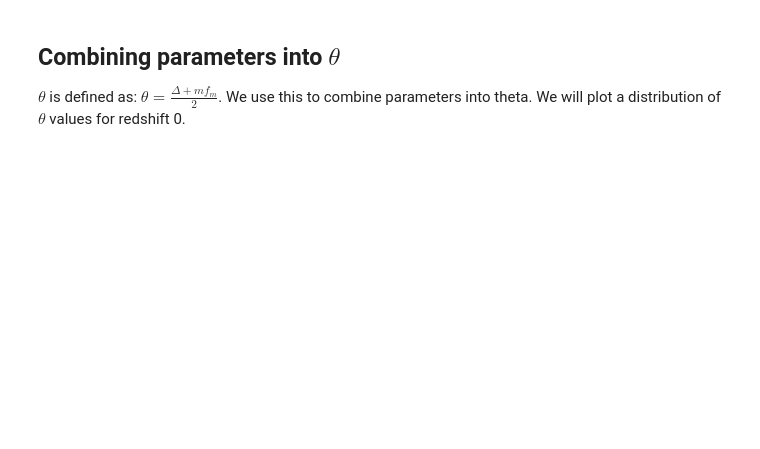
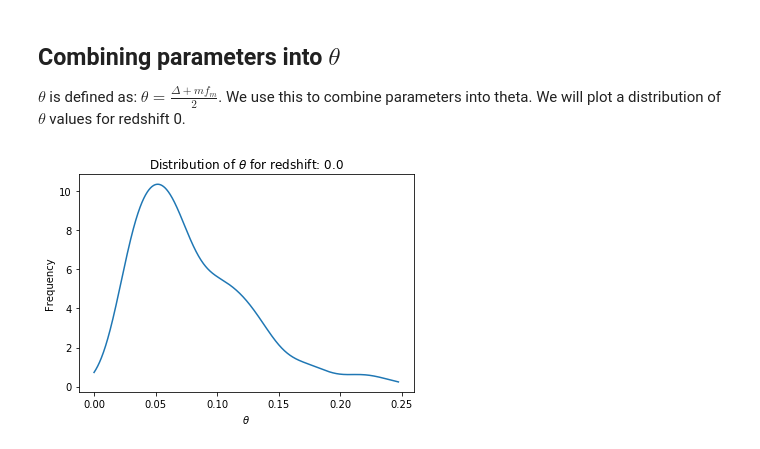
Before and after one commit to SlothInABox/Cluster-Dynamical-States, a Jupyter notebook: Analysis.ipynb, the cells around one changed output. Saved outputs shown, nothing was run; the diff lists cells and outputs as text; code cells hidden in the pictures; blank space fills up the shorter version.

```diff
--- a/Analysis.ipynb
+++ b/Analysis.ipynb
@@ -17,10 +39,17 @@ R200, R500 = read_data('dat/')
 ## Combining parameters into $\theta$
 
 $\theta$ is defined as: $\theta = \frac{\Delta + mf_m}{2}$. We use this to combine parameters into theta. We will plot a distribution of $\theta$ values for redshift 0.
-# %%
-for rshift, params in R200.items():
-        #: ndarrays: Parameters from values.
-        eta, delta, fm = params[:,1], params[:,2], params[:,3]
-        #: ndarrays: Theta values and uncertainties.
-        theta, theta_err = calc_theta(fm, delta)
-        if rshift == 0.0:
+# %%
+# Determine theta values for this redshift.
+theta, theta_err = calc_theta(fm, delta)
+
+# Plot the distribution of theta values using a kernel density distribution.
+fig, ax = plt.subplots()
+kwargs = dict(markersize=0.75)
+plot_distribution(ax, theta, kwargs)
+ax.set(title='Distribution of $\\theta$ for redshift: 0.0',
+       xlabel='$\\theta$',
+       ylabel='Frequency')
+fig.savefig('plots/{}.png'.format('theta_distribution'))
+# %% [output]
+[figure, added]
```
Also changed, not shown: parts of 8 cells of this notebook, 9 other files.
